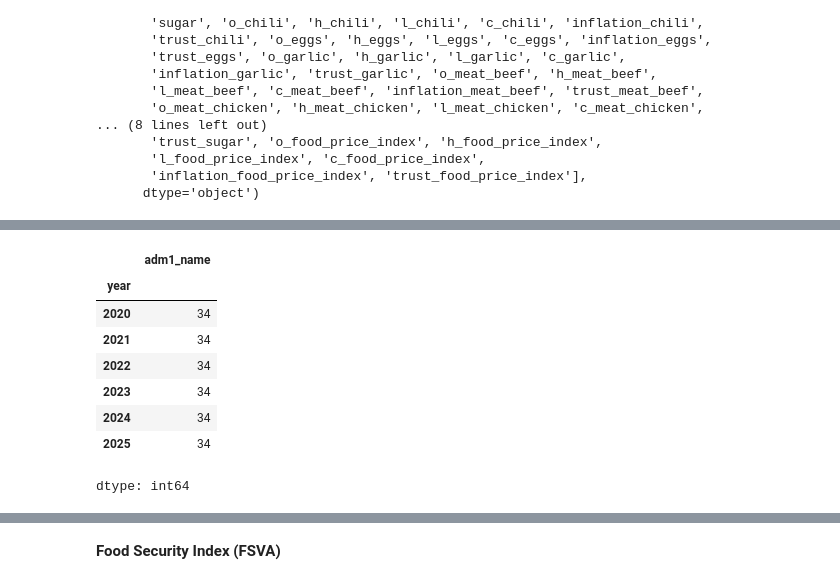
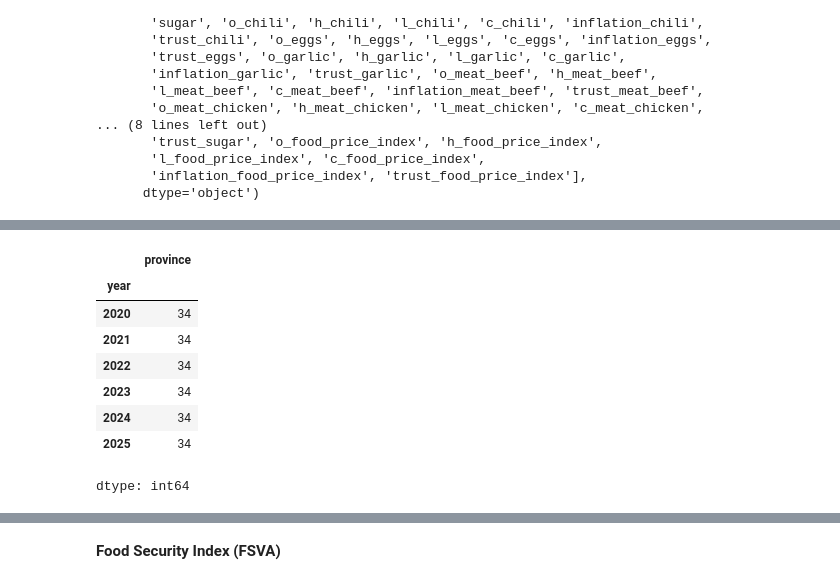
Before and after one commit to MuhammadRibhiRamadan/fsi-prediction-id, a Jupyter notebook: DSAI.ipynb, the cells around one changed output, grey strips where cells are left out. Saved outputs shown, nothing was run; the diff lists cells and outputs as text; code cells hidden in the pictures.

```diff
--- a/DSAI.ipynb
+++ b/DSAI.ipynb
@@ -126,0 +132,29 @@ array(['SULAWESI UTARA', 'SUMATERA UTARA', 'KALIMANTAN UTARA',
+# %%
+# 2. Rename kolom
+food = food.rename(columns={
+    'adm1_name': 'province',
+    'c_chili': 'chili_price',
+    'c_eggs': 'eggs_price',
+    'c_garlic': 'garlic_price',
+    'c_meat_beef': 'beef_price',
+    'c_meat_chicken': 'chicken_price',
+    'c_meat_chicken_broiler': 'chicken_broiler_price',
+    'c_oil': 'oil_price',
+    'c_onions': 'onions_price',
+    'c_rice': 'rice_price',
+    'c_sugar': 'sugar_price'
+})
+# %%
+# 3. Ambil kolom harga
+food_price_col = [col for col in food.columns if col.endswith('_price')]
+# %%
+# 4. Agregasi tahunan per provinsi
+food_clean = (
+    food
+    .groupby(['province', 'year'])[food_price_col]
+    .mean()
+    .reset_index()
+)
+# %%
+# 5. Normalisasi nama provinsi
+food_clean['province'] = food_clean['province'].str.lower().str.strip()
@@ -127,7 +180,7 @@ array(['SULAWESI UTARA', 'SUMATERA UTARA', 'KALIMANTAN UTARA',
 # %%
-food_prov.groupby('year')['adm1_name'].nunique()
+food_clean.groupby('year')['province'].nunique()
 # %% [output]
-|  | adm1_name |
+|  | province |
 | year |  |
 | 2020 | 34 |
 | 2021 | 34 |
```
Also changed, not shown: parts of 55 cells of this notebook.
